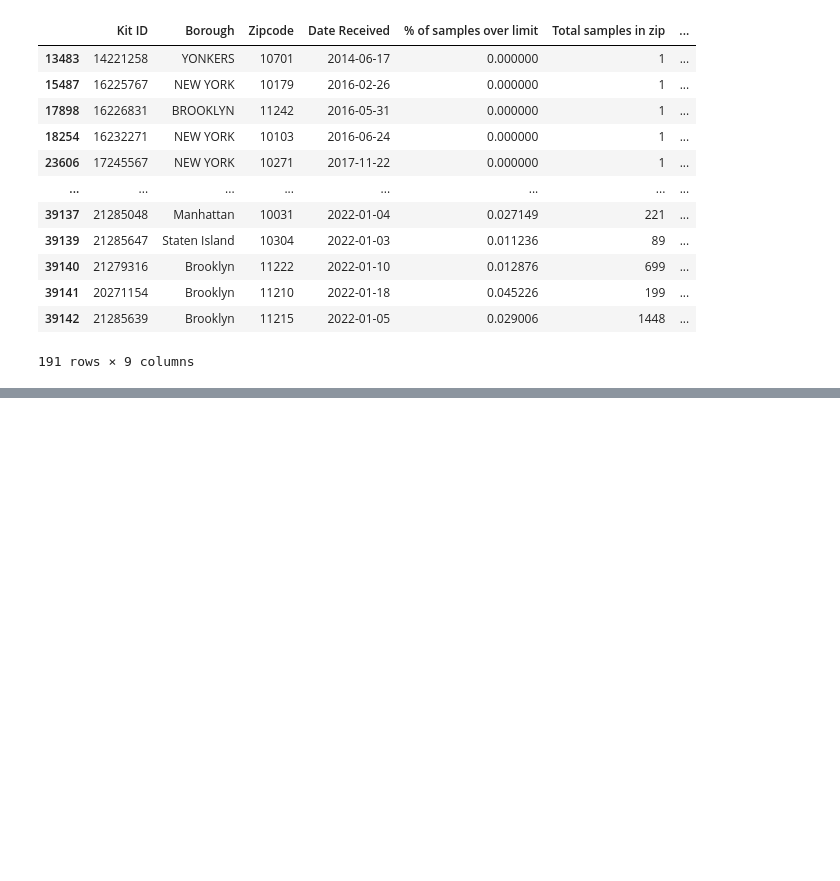
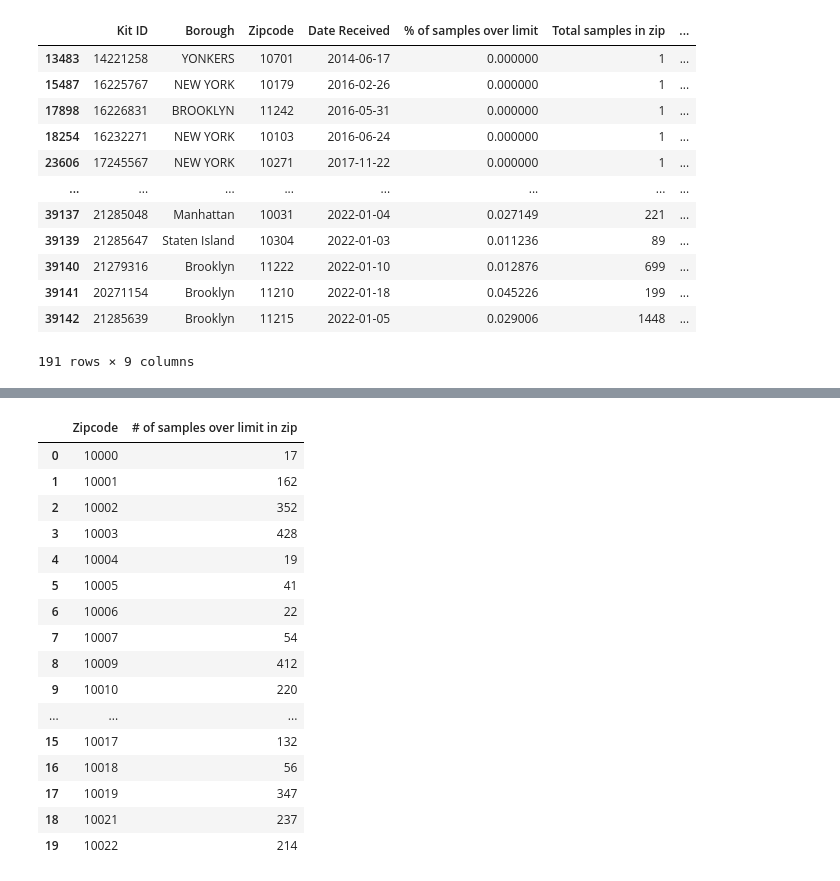
Before and after one commit to lizziewalsh92/AdvancedData_WaterQuality, a Jupyter notebook: WATER TANK AND LEAD PIPE DATA/CONCAT_2014-2023 Data.ipynb, the cells around one changed output, grey strips where cells are left out. Saved outputs shown, nothing was run; the diff lists cells and outputs as text; code cells hidden in the pictures; blank space fills up the shorter version.

```diff
--- a/WATER TANK AND LEAD PIPE DATA/CONCAT_2014-2023 Data.ipynb
+++ b/WATER TANK AND LEAD PIPE DATA/CONCAT_2014-2023 Data.ipynb
@@ -124,0 +139,24 @@ COMBINED_JUSTZIP_NODUPE.to_excel('COMBINED_DROPDUPLICATED.xlsx', index=False)
+# %%
+## find the top 5 zip codes with the most lead contamination
+
+lead_counts_zip = df_clean_combo.groupby("Zipcode").size().reset_index(name="# of samples over limit in zip")
+# %%
+lead_counts_zip.head(20)
+# %% [output]
+|  | Zipcode | # of samples over limit in zip |
+| 0 | 10000 | 17 |
+| 1 | 10001 | 162 |
+| 2 | 10002 | 352 |
+| 3 | 10003 | 428 |
+| 4 | 10004 | 19 |
+| 5 | 10005 | 41 |
+| 6 | 10006 | 22 |
+| 7 | 10007 | 54 |
+| 8 | 10009 | 412 |
+| 9 | 10010 | 220 |
+| ... | ... | ... |
+| 15 | 10017 | 132 |
+| 16 | 10018 | 56 |
+| 17 | 10019 | 347 |
+| 18 | 10021 | 237 |
+| 19 | 10022 | 214 |
```
Also changed, not shown: parts of 5 cells of this notebook.
